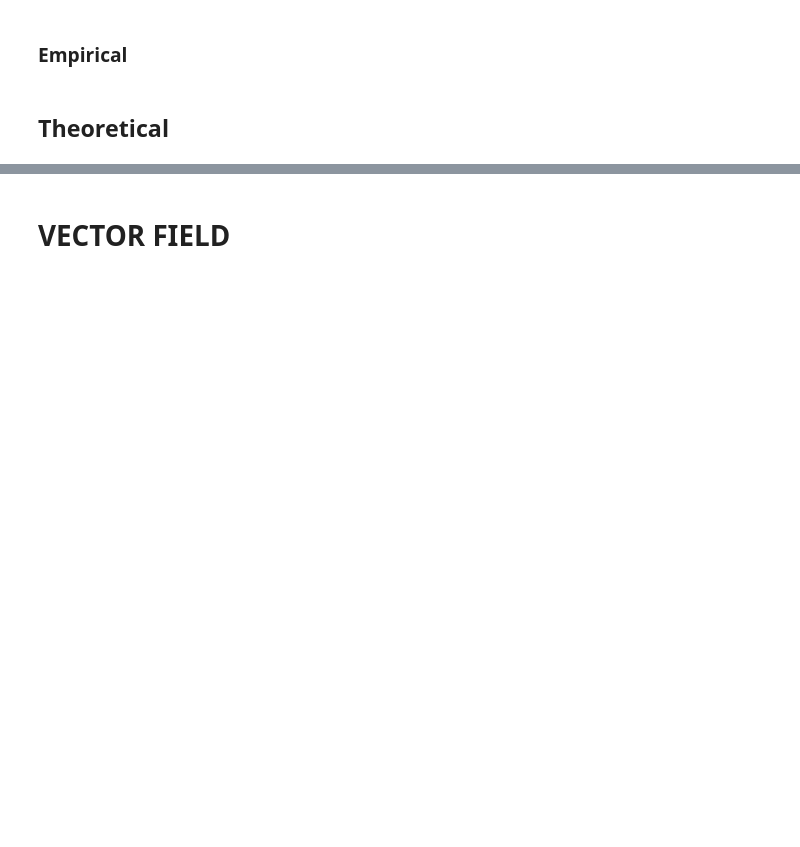
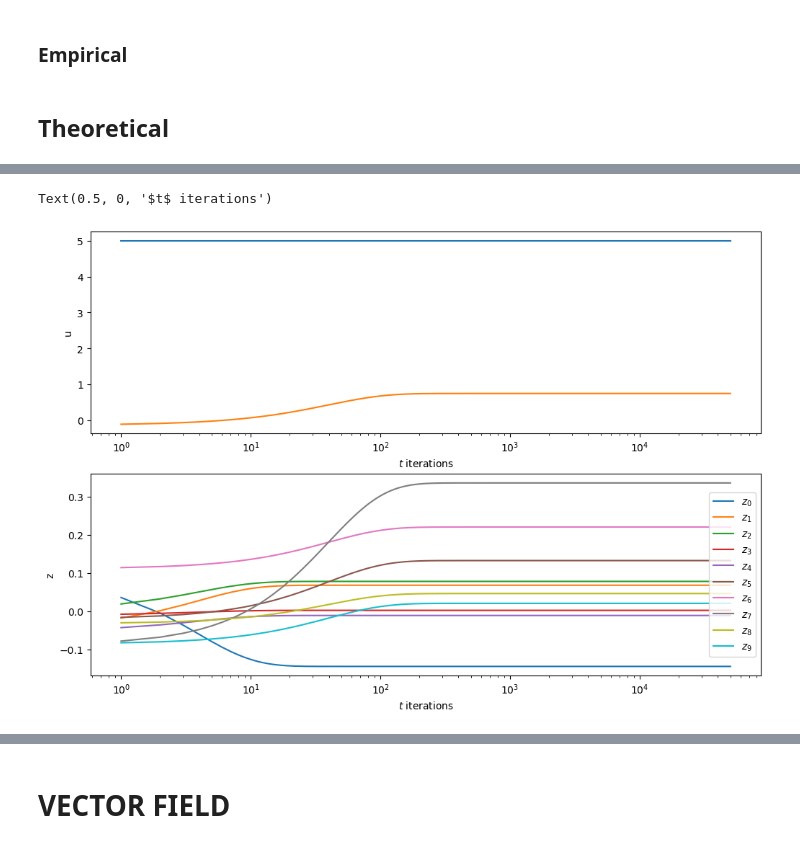
Before and after one commit to filipekstrm/early_stopping_double_descent, a Jupyter notebook: notebooks/high_dim_dynamics.ipynb, the cells around one changed output, grey strips where cells are left out. Cells and saved outputs as stored; diff of their text form; code cells hidden in the pictures; blank space fills up the shorter version.

```diff
--- a/notebooks/high_dim_dynamics.ipynb
+++ b/notebooks/high_dim_dynamics.ipynb
@@ -383,0 +552,27 @@ plt.show()
+# %%
+u_track = np.array(u_track)
+z_track = np.row_stack(z_track)
+
+fig, ax = plt.subplots(2, 1, figsize=(12, 8))
+
+ax[0].set_xscale('log')
+ax[0].plot(geo_samples, u_track[geo_samples], label="u")
+#ax[0].plot(geo_samples, risks_w[geo_samples, :].mean(axis=-1), label="risk")
+ax[0].set_ylabel('u')
+ax[0].set_xlabel(r'$t$ iterations')
+
+ax[0].plot(geo_samples, z_track[geo_samples, :].sum(axis=-1))
+#ax[0].plot(geo_samples, losses[geo_samples] )
+
+ax[1].set_xscale('log')
+for i in range(args.dim):
+    ax[1].plot(geo_samples, z_track[geo_samples, i], label=fr"$z_{i}$")
+
+ax[1].legend()
+ax[1].set_ylabel('z')
+ax[1].set_xlabel(r'$t$ iterations')
+
+# Interaktionen ökar med tiden? Trenden följer lossen (eller lossen följer u)?
+# %% [output]
+Text(0.5, 0, '$t$ iterations')
+[figure, added]
```
Also changed, not shown: parts of 24 cells of this notebook, 7 other files.
